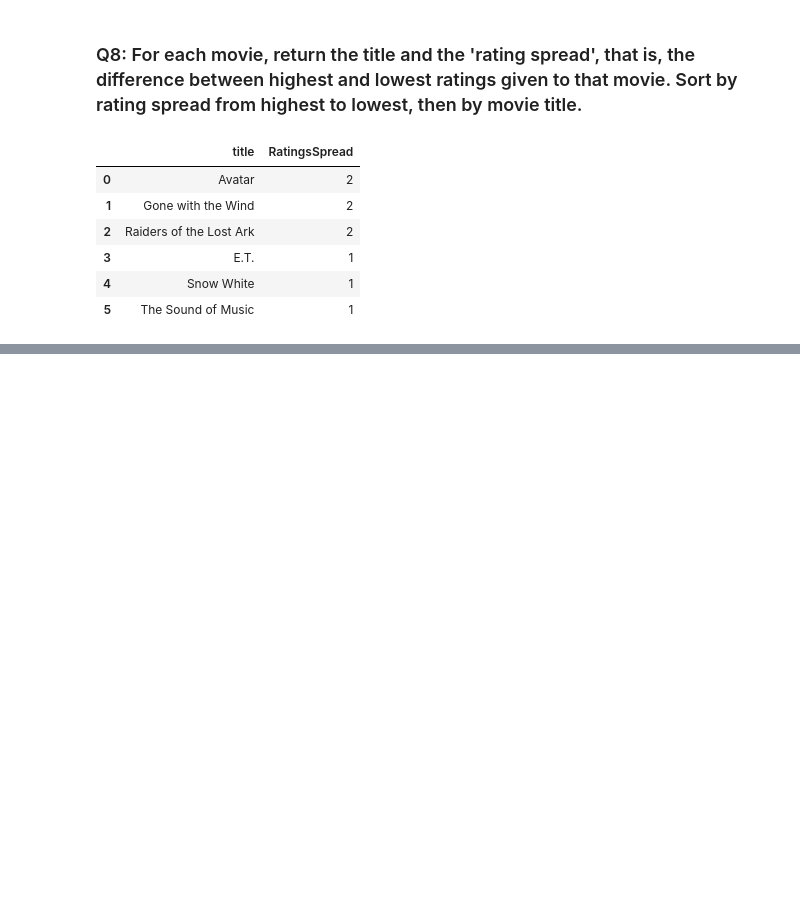
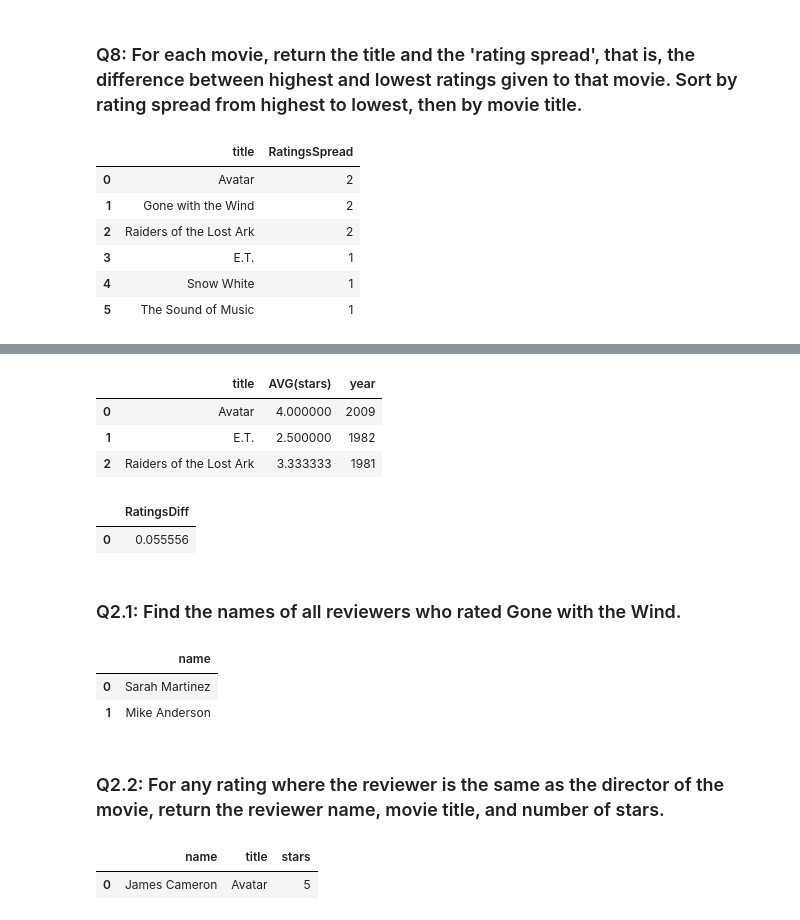
Before and after one commit to jmolds/SQL-reference-guide, a Jupyter notebook: SQL reference guide 9 -- Movie-Review excercises.ipynb, the cells around one changed output, grey strips where cells are left out. Cells and saved outputs as stored; diff of their text form; code cells hidden in the pictures; blank space fills up the shorter version.

```diff
--- a/SQL reference guide 9 -- Movie-Review excercises.ipynb
+++ b/SQL reference guide 9 -- Movie-Review excercises.ipynb
@@ -289,0 +262,67 @@ df = pd.read_sql_query("""
+# %%
+df = pd.read_sql_query("""
+    SELECT
+        title, AVG(stars), year
+    FROM Rating INNER JOIN Movie USING(mID)
+    WHERE year > 1980
+    GROUP By title
+    -- ORDER BY RatingsSpread DESC, title
+""", conn);df
+# %% [output]
+|  | title | AVG(stars) | year |
+| 0 | Avatar | 4.000000 | 2009 |
+| 1 | E.T. | 2.500000 | 1982 |
+| 2 | Raiders of the Lost Ark | 3.333333 | 1981 |
+# %%
+df = pd.read_sql_query("""
+    SELECT
+
+    (SELECT AVG(FilmRatingsAvg) AS OverallAVG
+    FROM
+    (SELECT
+        title, AVG(stars) as FilmRatingsAvg, year
+        FROM Rating INNER JOIN Movie USING(mID)
+        WHERE year < 1980
+        GROUP By title) AS Before1980)
+
+    -
+
+    (SELECT AVG(FilmRatingsAvg) AS OverallAVG
+    FROM
+    (SELECT
+        title, AVG(stars) as FilmRatingsAvg, year
+        FROM Rating INNER JOIN Movie USING(mID)
+        WHERE year > 1980
+        GROUP By title) AS After1980
+        ) AS RatingsDiff
+""", conn);df
+# %% [output]
+|  | RatingsDiff |
+| 0 | 0.055556 |
+# %% [markdown]
+### Q2.1: Find the names of all reviewers who rated Gone with the Wind.
+# %%
+df = pd.read_sql_query("""
+    SELECT DISTINCT name
+    FROM Reviewer INNER JOIN Rating USING(rID) INNER JOIN Movie USING(mID)
+    WHERE title = "Gone with the Wind"
+
+
+""", conn);df
+# %% [output]
+|  | name |
+| 0 | Sarah Martinez |
+| 1 | Mike Anderson |
+# %% [markdown]
+### Q2.2: For any rating where the reviewer is the same as the director of the movie, return the reviewer name, movie title, and number of stars.
+# %%
+df = pd.read_sql_query("""
+    SELECT name, title, stars
+    FROM Reviewer INNER JOIN Rating USING(rID) INNER JOIN Movie USING(mID)
+    WHERE director = name
+
+
+""", conn);df
+# %% [output]
+|  | name | title | stars |
+| 0 | James Cameron | Avatar | 5 |
```
Also changed, not shown: parts of 14 cells of this notebook, 1 other file.
